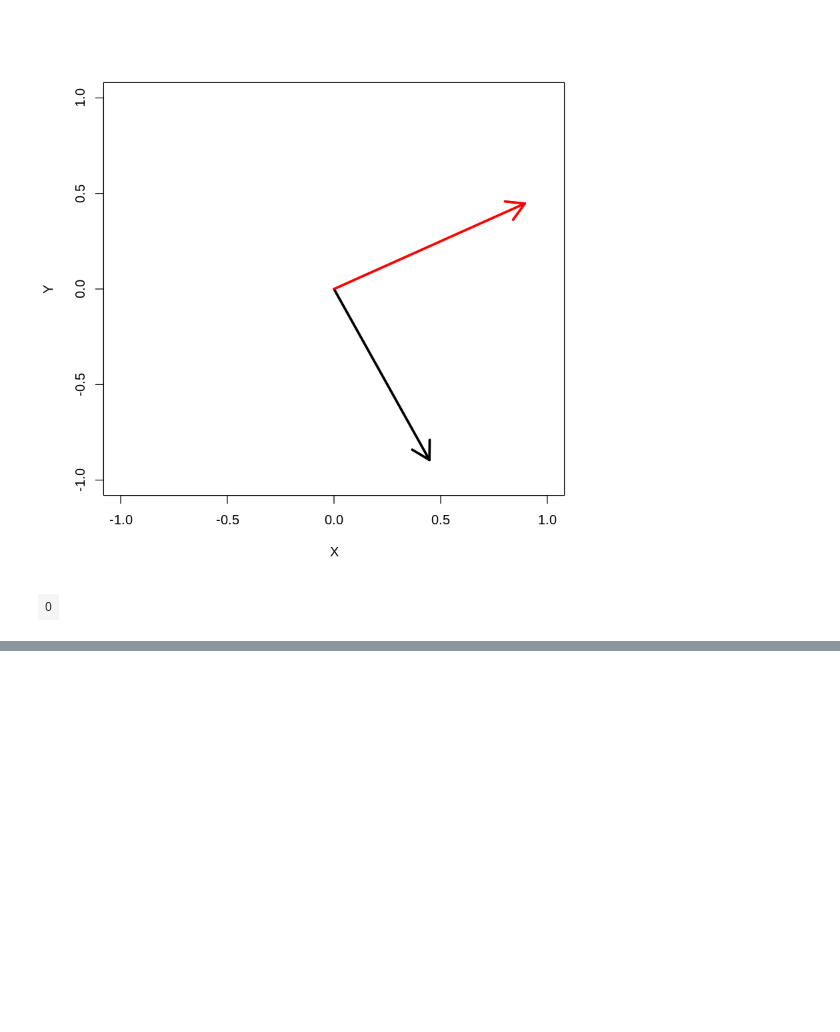
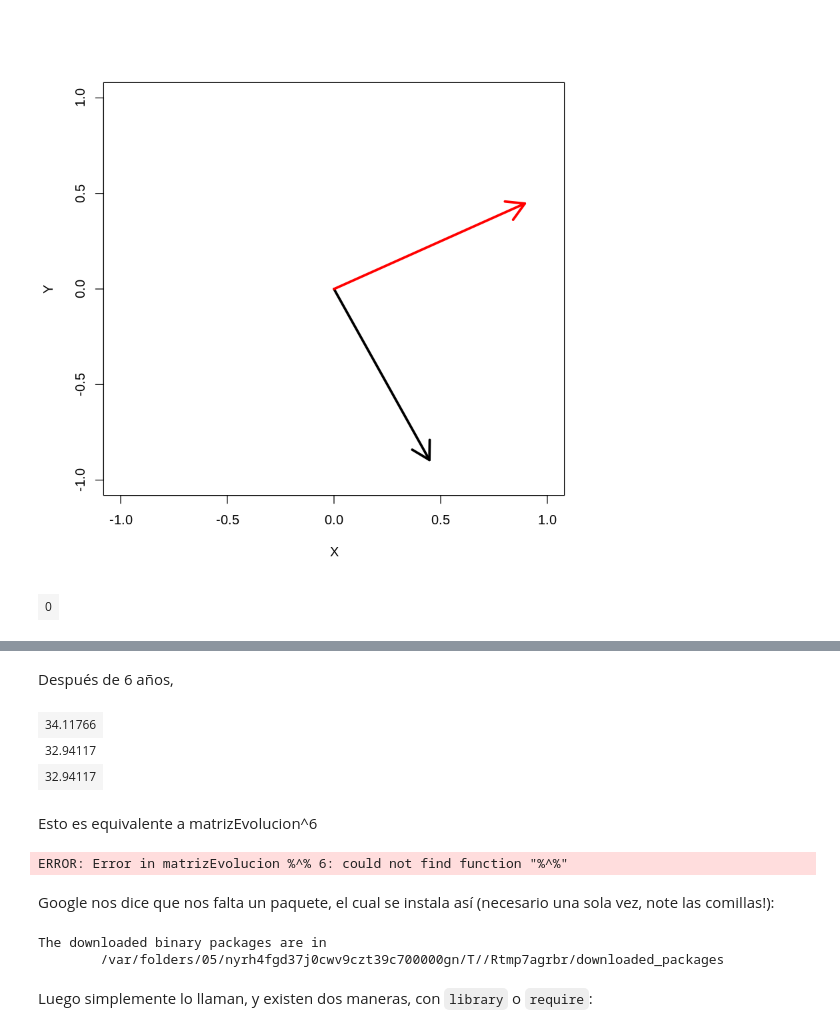
Before and after one commit to fvillena/matbio, a Jupyter notebook: 1-introduction.ipynb, the cells around one changed output, grey strips where cells are left out. Drawn from its saved outputs; the diff is of its cells as text; code cells hidden in the pictures; blank space fills up the shorter version.

```diff
--- a/1-introduction.ipynb
+++ b/1-introduction.ipynb
@@ -436,0 +468,23 @@ v1%*%v2
+# %% [markdown]
+Después de 6 años,
+# %%
+matrizEvolucion%*%matrizEvolucion%*%matrizEvolucion%*%matrizEvolucion%*%matrizEvolucion%*%matrizEvolucion%*%distribucionPersonal0
+# %% [output]
+| 34.11766 |
+| 32.94117 |
+| 32.94117 |
+# %% [markdown]
+Esto es equivalente a matrizEvolucion^6
+# %%
+matrizEvolucion%^%6
+# %% [output]
+ERROR: Error in matrizEvolucion %^% 6: could not find function "%^%"
+# %% [markdown]
+Google nos dice que nos falta un paquete, el cual se instala así (necesario una sola vez, note las comillas!):
+# %%
+install.packages("expm")
+# %% [output]
+The downloaded binary packages are in
+        /var/folders/05/nyrh4fgd37j0cwv9czt39c700000gn/T//Rtmp7agrbr/downloaded_packages
+# %% [markdown]
+Luego simplemente lo llaman, y existen dos maneras, con `library` o `require`:
```
Also changed, not shown: parts of 8 cells of this notebook.
